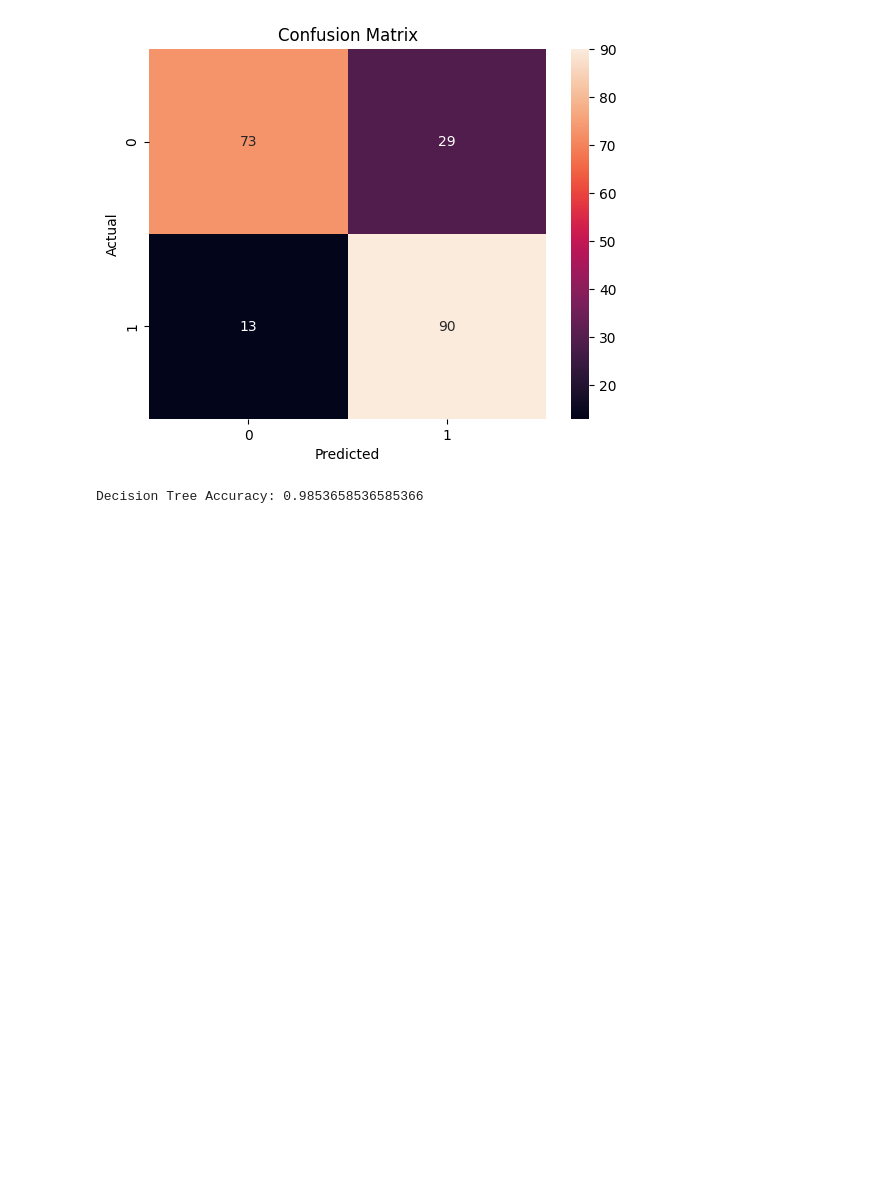
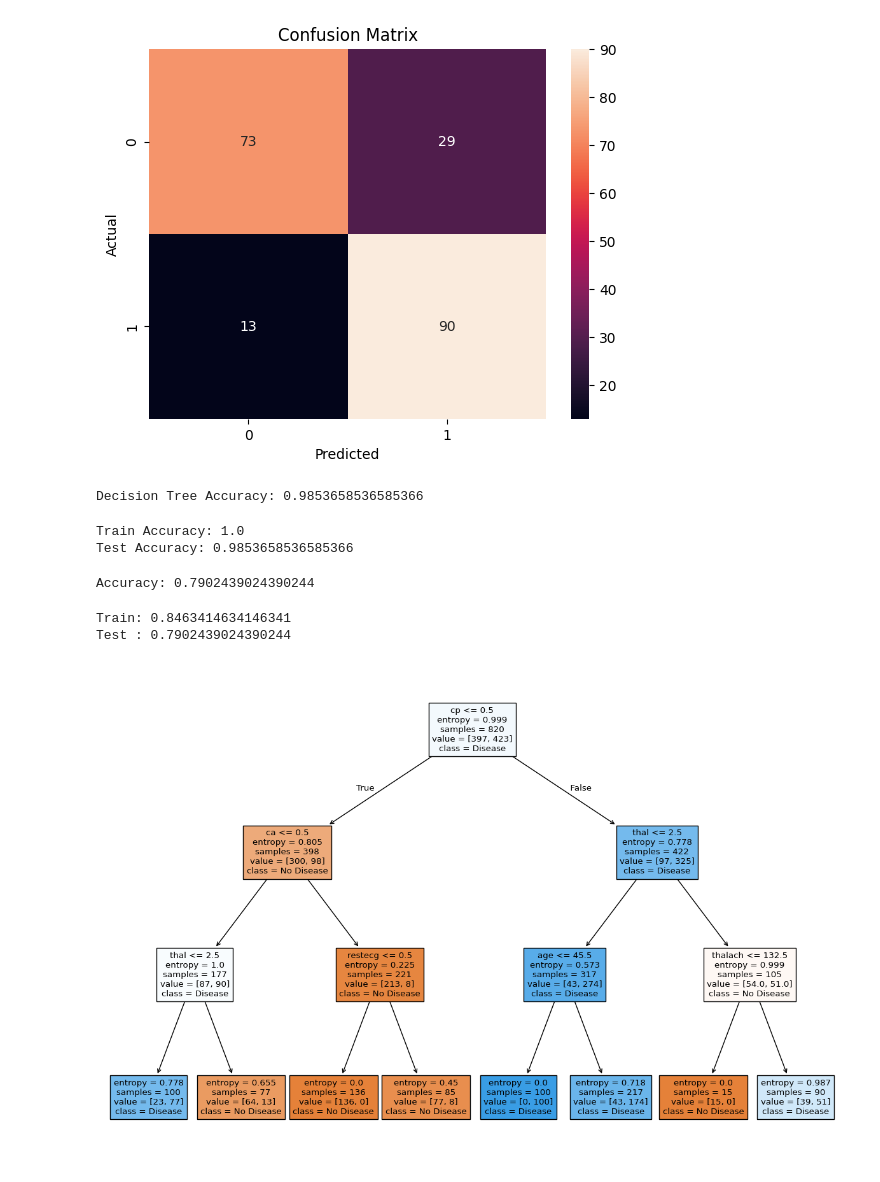
Before and after one commit to hmdsahed/small-ml-projects_100day_challenge, a Jupyter notebook: 03_heart_disease.ipynb, the cells around one changed output. Drawn from its saved outputs; the diff is of its cells as text; code cells hidden in the pictures; blank space fills up the shorter version.

Commit message:
Kaggle Notebook | day3/day100_heart_diseases.ipynb | Version 5

```diff
--- a/03_heart_disease.ipynb
+++ b/03_heart_disease.ipynb
@@ -174,3 +178,9 @@ y_pred_dt = dt_model.predict(X_test)
 print('Decision Tree Accuracy:', accuracy_score(y_test, y_pred_dt))
 # %% [output]
 Decision Tree Accuracy: 0.9853658536585366
+# %%
+print("Train Accuracy:", dt_model.score(X_train, y_train))
+print("Test Accuracy:", dt_model.score(X_test, y_test))
+# %% [output]
+Train Accuracy: 1.0
+Test Accuracy: 0.9853658536585366
@@ -176,0 +189,42 @@ Decision Tree Accuracy: 0.9853658536585366
+# %%
+from sklearn.tree import DecisionTreeClassifier
+
+dt_model = DecisionTreeClassifier(
+    max_depth=3,
+    min_samples_split=10,
+    min_samples_leaf=5,
+    criterion='entropy',
+    random_state=42
+)
+
+dt_model.fit(X_train, y_train)
+
+y_pred_dt = dt_model.predict(X_test)
+
+from sklearn.metrics import accuracy_score
+
+print("Accuracy:", accuracy_score(y_test, y_pred_dt))
+# %% [output]
+Accuracy: 0.7902439024390244
+# %%
+print("Train:", dt_model.score(X_train, y_train))
+print("Test :", dt_model.score(X_test, y_test))
+# %% [output]
+Train: 0.8463414634146341
+Test : 0.7902439024390244
+# %%
+from sklearn import tree
+import matplotlib.pyplot as plt
+
+plt.figure(figsize=(15,10))
+
+tree.plot_tree(
+    dt_model,
+    filled=True,
+    feature_names=X.columns,
+    class_names=['No Disease', 'Disease']
+)
+
+plt.show()
+# %% [output]
+[figure, added]
```
Also changed, not shown: parts of 3 cells of this notebook.
